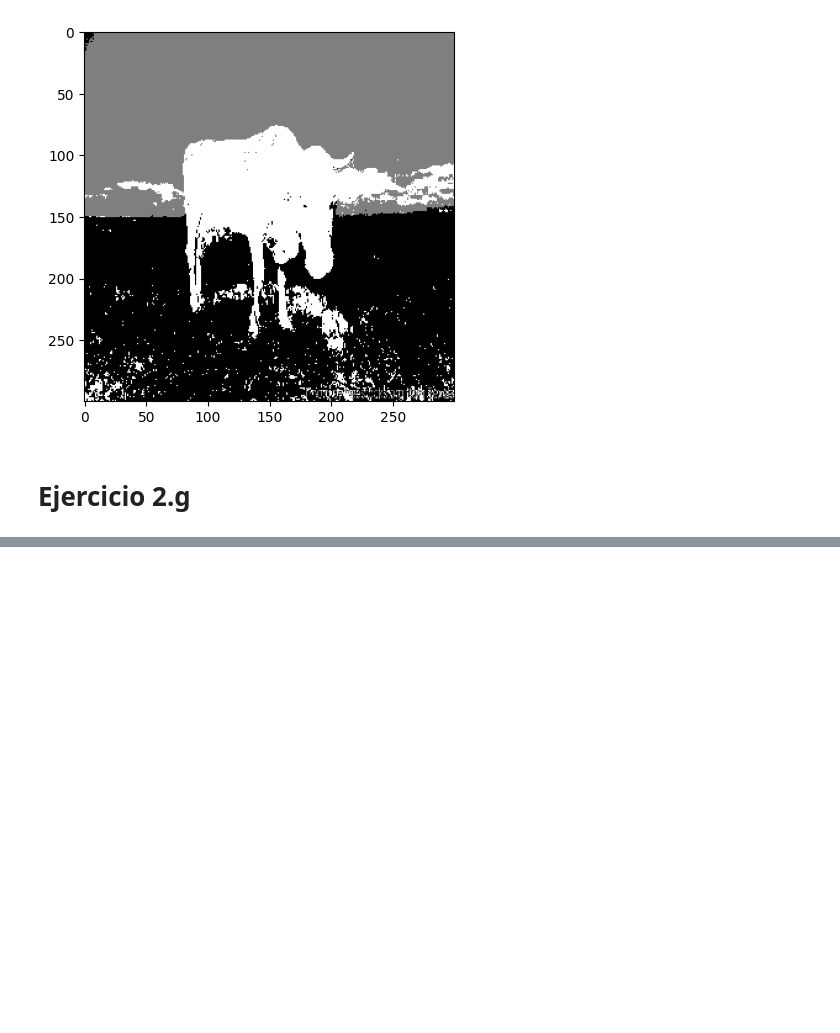
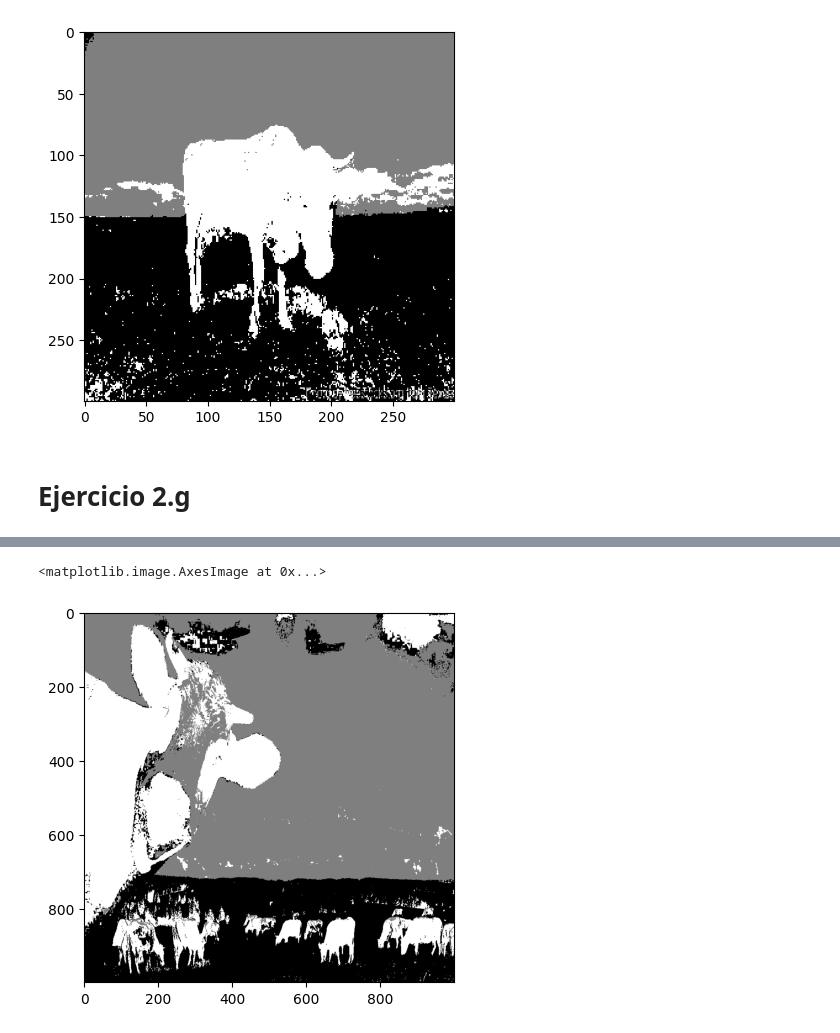
Before and after one commit to lvvittor/ml, a Jupyter notebook: tps/tp3/notebooks/exercise2.ipynb, the cells around one changed output, grey strips where cells are left out. Drawn from its saved outputs; the diff is of its cells as text; code cells hidden in the pictures; blank space fills up the shorter version.

```diff
--- a/tps/tp3/notebooks/exercise2.ipynb
+++ b/tps/tp3/notebooks/exercise2.ipynb
@@ -200,0 +220,9 @@ cow_vec, cow_img = img2vec('../data/cow.jpg', size=(300, 300))
+# %%
+colors = (np.array([255, 255, 255]), np.array([0, 0, 0]), np.array([127, 127, 127])) # Colors for each class, colors[0] = white, colors[1] = black, colors[2] = grey 0.5019607843137255
+# %%
+# Create a new image with the same size as the original one
+# If y_hat[i] = 0, the pixel will be white
+# If y_hat[i] = 1, the pixel will be black
+# If y_hat[i] = 2, the pixel will be grey
+new_image = np.array([colors[label] for label in y_hat])
+new_image
@@ -200,0 +249,6 @@ cow_vec, cow_img = img2vec('../data/cow.jpg', size=(300, 300))
+# %%
+# Plot the new image
+plt.imshow(new_image.reshape(cow_img.shape))
+# %% [output]
+<matplotlib.image.AxesImage at 0x...>
+[figure, added]
```
Also changed, not shown: parts of 13 cells of this notebook, 1 other file.
